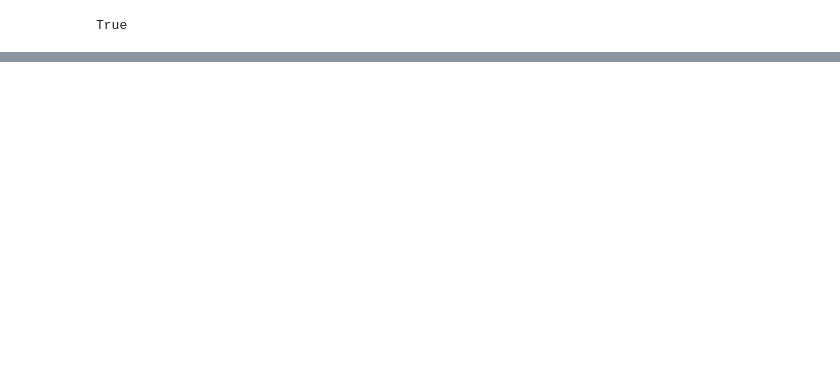
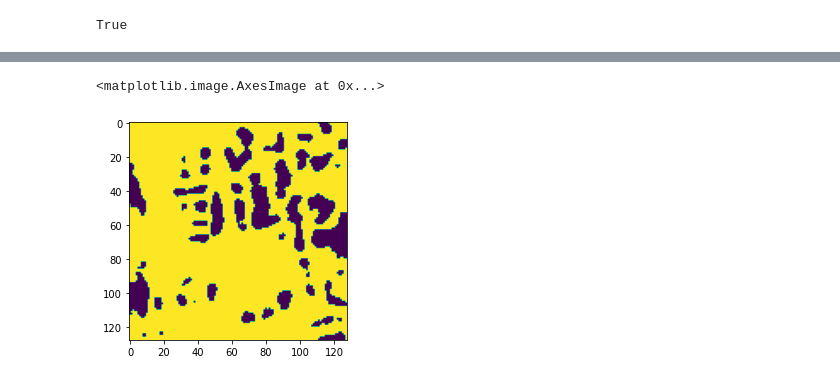
Before and after one commit to juanikiler97/Reconocimiento, a Jupyter notebook: Proyecto_unet.ipynb, the cells around one changed output, grey strips where cells are left out. Cells and saved outputs as stored; diff of their text form; code cells hidden in the pictures; blank space fills up the shorter version.

```diff
--- a/Proyecto_unet.ipynb
+++ b/Proyecto_unet.ipynb
@@ -288,4 +358,4 @@ for x_batch, y_batch in test_dataset.take(1):
 # %%
 model.save("ModeloUnet/modelo_tfg_2.h5")
 # %%
-model = load_model("modelo_tfg_2.h5")
+model = load_model("ModeloUnet/modelo_tfg_2.h5")
@@ -291,0 +372,9 @@ model = load_model("modelo_tfg_2.h5")
+# %%
+prediction = model.predict(np.expand_dims(img, 0))[0]
+prediction = np.argmax(prediction, axis=-1)
+#prediction[prediction == 0] = 255
+#prediction[prediction == 1] = 0
+plt.imshow(prediction)
+# %% [output]
+<matplotlib.image.AxesImage at 0x...>
+[figure, added]
```
Also changed, not shown: parts of 16 cells of this notebook.
